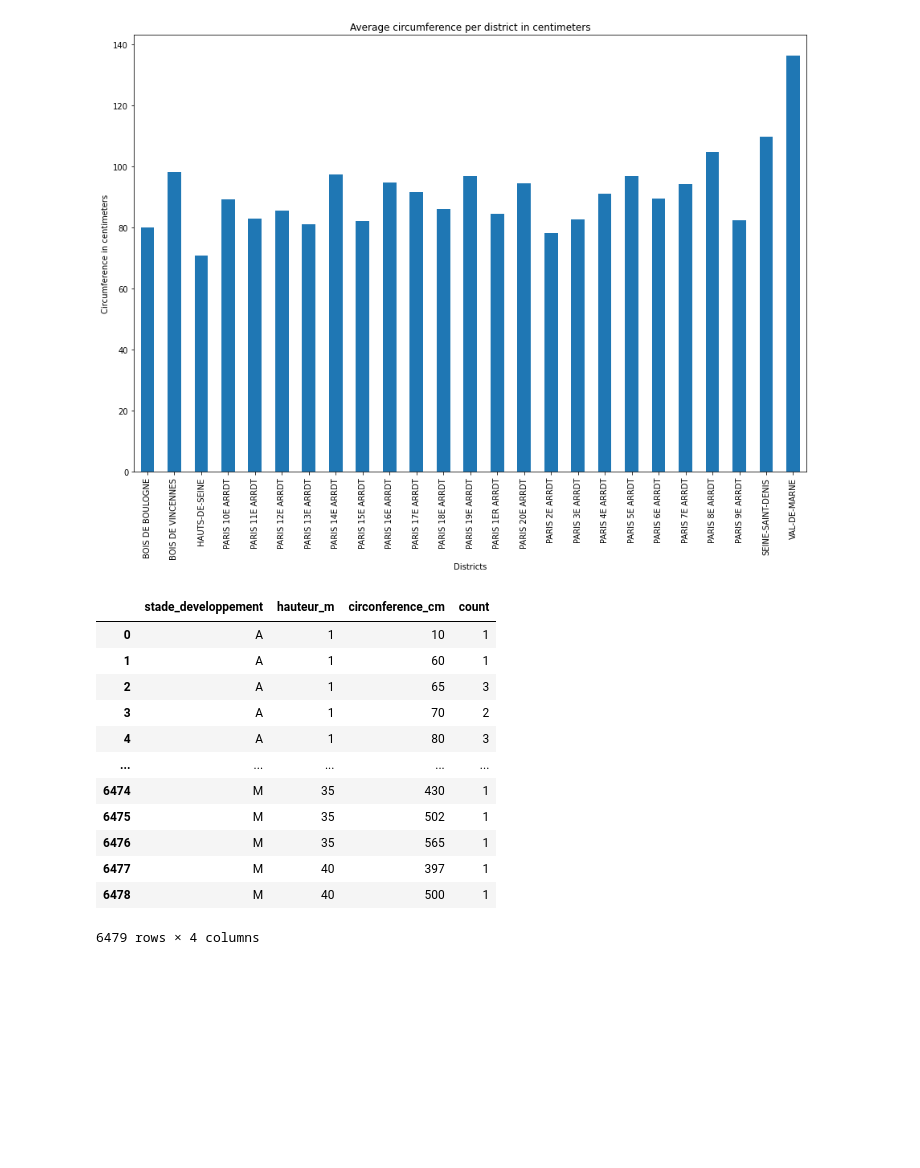
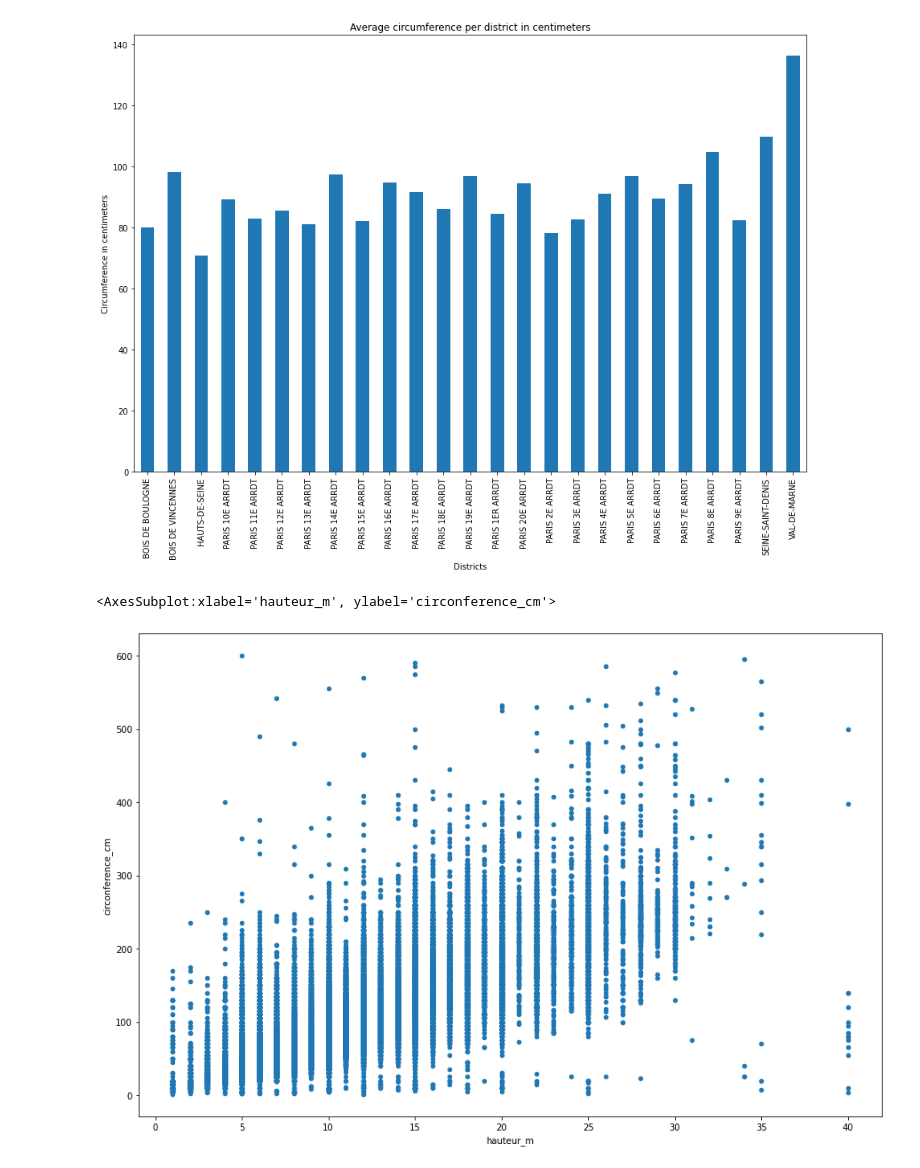
Before and after one commit to lynda-trad/Paris-Trees, a Jupyter notebook: Trees-of-Paris.ipynb, the cells around one changed output. Drawn from its saved outputs; the diff is of its cells as text; code cells hidden in the pictures; blank space fills up the shorter version.

Commit message:
circum/height scatterplot needs coloring == tree age ->TODO

```diff
--- a/Trees-of-Paris.ipynb
+++ b/Trees-of-Paris.ipynb
@@ -460,27 +460,22 @@ plt.show()
 # %%
 """
 scatter = data.groupby(['hauteur_m', 'circonference_cm', 'stade_developpement'], dropna=True)
 scatter.size().reset_index(name='count')
 scatter.head(10).plot(kind='scatter',
              x='hauteur_m',
              y='circonference_cm',
              c='stade_developpement',
              figsize=(15, 10),
              legend=None)
 """
 scatter = data.groupby(['stade_developpement', 'hauteur_m', 'circonference_cm'], dropna=True)
-scatter.size().reset_index(name='count')
+# scatter.size().reset_index(name='count')
+scatter.head(10).plot(kind='scatter',
+             x='hauteur_m',
+             y='circonference_cm',
+             label='stade_developpement',
+             figsize=(15, 10),
+             legend=None)
 # %% [output]
-|  | stade_developpement | hauteur_m | circonference_cm | count |
-| 0 | A | 1 | 10 | 1 |
-| 1 | A | 1 | 60 | 1 |
-| 2 | A | 1 | 65 | 3 |
-| 3 | A | 1 | 70 | 2 |
-| 4 | A | 1 | 80 | 3 |
-| ... | ... | ... | ... | ... |
-| 6474 | M | 35 | 430 | 1 |
-| 6475 | M | 35 | 502 | 1 |
-| 6476 | M | 35 | 565 | 1 |
-| 6477 | M | 40 | 397 | 1 |
-| 6478 | M | 40 | 500 | 1 |
-6479 rows × 4 columns
+<AxesSubplot:xlabel='hauteur_m', ylabel='circonference_cm'>
+[figure, added]
```
Also changed, not shown: parts of 6 cells of this notebook.
